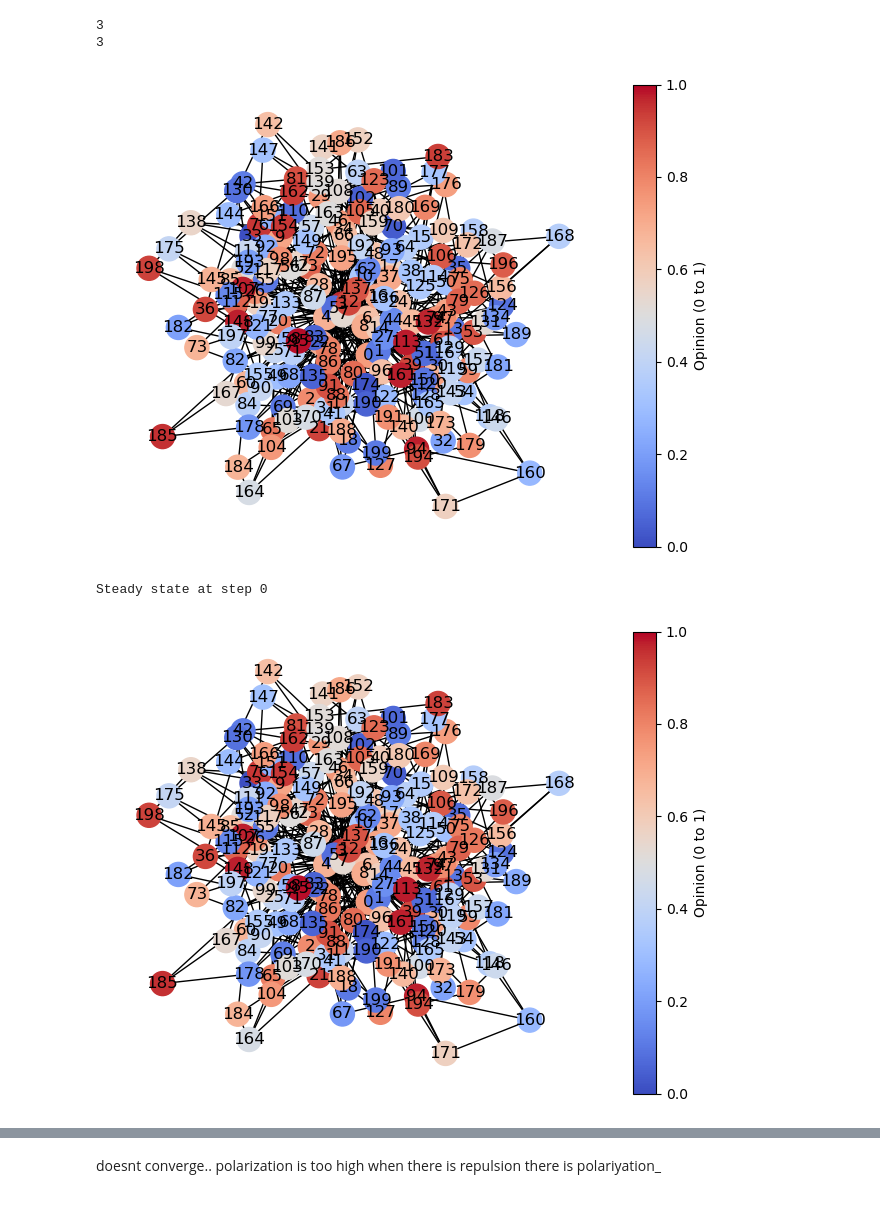
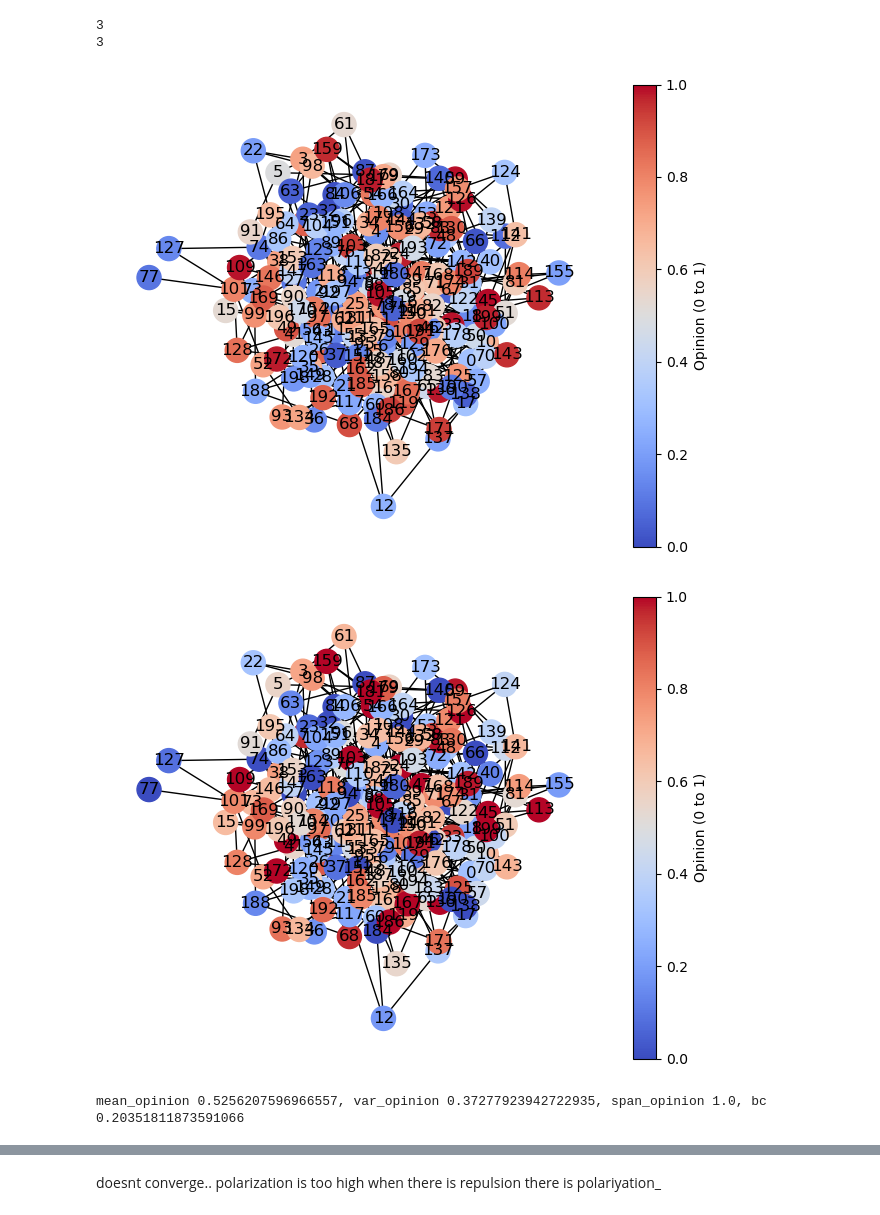
Before and after one commit to Batuffola/social_sciences_opinion_dynamics, a Jupyter notebook: update.ipynb, the cells around one changed output, grey strips where cells are left out. Cells and saved outputs as stored; diff of their text form; code cells hidden in the pictures.

```diff
--- a/update.ipynb
+++ b/update.ipynb
@@ -607,26 +631,27 @@ class Model:
                 agent.step_norepulsion(self.environment, rewiring = self.rewiring)
 # %%
 class Model:
-    def __init__(self, num_agents, beta, rho, alpha, network_type='random', avg_degree=6, repulsion=True, contagion= 'simple' , rewiring=False, **kwargs):
-        """
-        Initialize the model and its environment.
+    def __init__(self, num_agents, beta, rho, alpha, network_type='random', avg_degree=6, repulsion=True, contagion= 'simple' , rewiring=False, discrete= 3, **kwargs):
+        '''Initialize the model and its environment.
 
-        Args:
-            num_agents: Number of agents/nodes in the network.
-            beta: Coupling strength parameter.
-            rho: Threshold of opinion differences.
-            alpha: Controversy of the topic.
-            network_type: Type of network topology ('random', 'scale-free', 'sbm').
-            avg_degree: Desired average degree across different network sizes.
-            repulsion: Whether repulsion dynamics are enabled.
-            rewiring: Whether agents can rewire connections dynamically.
-            **kwargs: Additional parameters for network generation.
-        """
+            Args:
+                num_agents: Number of agents/nodes in the network.
+                beta: Coupling strength parameter.
+                rho: Threshold of opinion differences.
+                alpha: Controversy of the topic.
+                network_type: Type of network topology ('random', 'scale-free', 'sbm').
+                avg_degree: Desired average degree across different network sizes.
+                repulsion: Whether repulsion dynamics are enabled.
+                rewiring: Whether agents can rewire connections dynamically.
+                **kwargs: Additional parameters for network generation.
+        '''
         self.environment = Environment(num_agents, network_type, avg_degree=avg_degree, **kwargs)
         self.agents = []
         self.repulsion = repulsion
         self.rewiring = rewiring
         self.contagion = contagion
+        if contagion == 'complex':
+            self.discrete = discrete
 
         # Initialize agents with varied parameters
         for i in range(num_agents):
@@ -653,7 +678,8 @@ class Model:
                     agent.step_norepulsion(self.environment, rewiring=self.rewiring)
         elif self.contagion == 'complex':
             for agent in selected_agents:
-                agent.step_complex(self.environment) #, rewiring=self.rewiring)
+                agent.step_complex(self.environment, rewiring=self.rewiring, discrete=self.discrete)  # Use the complex contagion model with 3 discrete categories
+
         else:
             raise ValueError("Invalid contagion type. Choose from 'simple' or 'complex'.")
 # %% [markdown]
@@ -1048,15 +1074,15 @@ print(len(p_matrix))
 # Initialize the model
 num_agents = 200
 connection_probability = 0.05
-random.seed(42)
+random.seed(45)
 
 
 beta =  1 #coupling_strength
-rho = 0.7  #threshold of opiniondifferences
-alpha = 0.2  #controversity of the topic positiv definit
+rho = 0.6  #threshold of opiniondifferences
+alpha = 0.5  #controversity of the topic positiv definit
 
-#model = Model(num_agents, beta, rho, alpha, network_type='random', repulsion=repulsion, connection_probability=0.05) #random network
-model = Model(num_agents, beta, rho, alpha, network_type='scale-free', repulsion=repulsion, m_edges_per_node=3) #scale-free network
+model = Model(num_agents, beta, rho, alpha, network_type='random', repulsion=repulsion, connection_probability=0.05) #random network
+#model = Model(num_agents, beta, rho, alpha, network_type='scale-free', repulsion=repulsion, m_edges_per_node=3) #scale-free network
 #model = Model(num_agents, beta, rho, alpha, network_type='sbm', repulsion=repulsion, sizes=sizes, p_matrix=p_matrix)
 
 layout = nx.spring_layout(model.environment.graph)
@@ -1070,7 +1096,7 @@ num_steps = 50
 for step in range(num_steps):
     previous_opinions = [model.environment.graph.nodes[node]['agent'].opinion for node in model.environment.graph.nodes]
     model.step()
-    if track_opinion_change(previous_opinions, model) < 0.003:
+    if track_opinion_change(previous_opinions, model) < 0.000083:
         print(f"Steady state at step {step}")
         break
 visualize_network(model.environment, layout)
@@ -1090,33 +1116,33 @@ network_polarization = measure_network_polarization(model.environment)
 
 print(f"Variance: {var_opinion}")
 print(f"Bipolarity: {bipolarity}")
 print(f"Entropy: {entropy}")
 print(f"Peak Distance: {peak_distance}")
 print(f"Network Polarization: {network_polarization}")
 
 # Compute Ashman's D
 ashmans_d = compute_ashmans_d_kde(current_opinions, bandwidth=0.019, min_peak_prominence=0.001)
 
 if ashmans_d is not None:
     print(f"Ashman's D: {ashmans_d}")
     if ashmans_d > 2:
         print("The distribution is strongly bimodal.")
     elif ashmans_d > 1:
         print("The distribution shows moderate bimodality.")
     else:
         print("The distribution is likely unimodal.")
 else:
     print("The distribution does not have enough peaks to compute Ashman's D.")
 vde_a = compute_van_der_eijks_a(current_opinions, bins=21)
 print(f"Van der Eijk's A: {vde_a}")
 if vde_a > 0.5:
 
     print("The distribution shows strong polarization.")
 elif vde_a > 0.2:
     print("The distribution shows moderate polarization.")
 else:
     print("The distribution shows weak or no polarization.")
 # %% [output]
-[figure, old version]
+[figure, new version]
+[figure, new version]
-Steady state at step 0
+mean_opinion 0.5256207596966557, var_opinion 0.37277923942722935, span_opinion 1.0, bc 0.20351811873591066
-[figure, old version]
```
Also changed, not shown: parts of 5 cells of this notebook.
